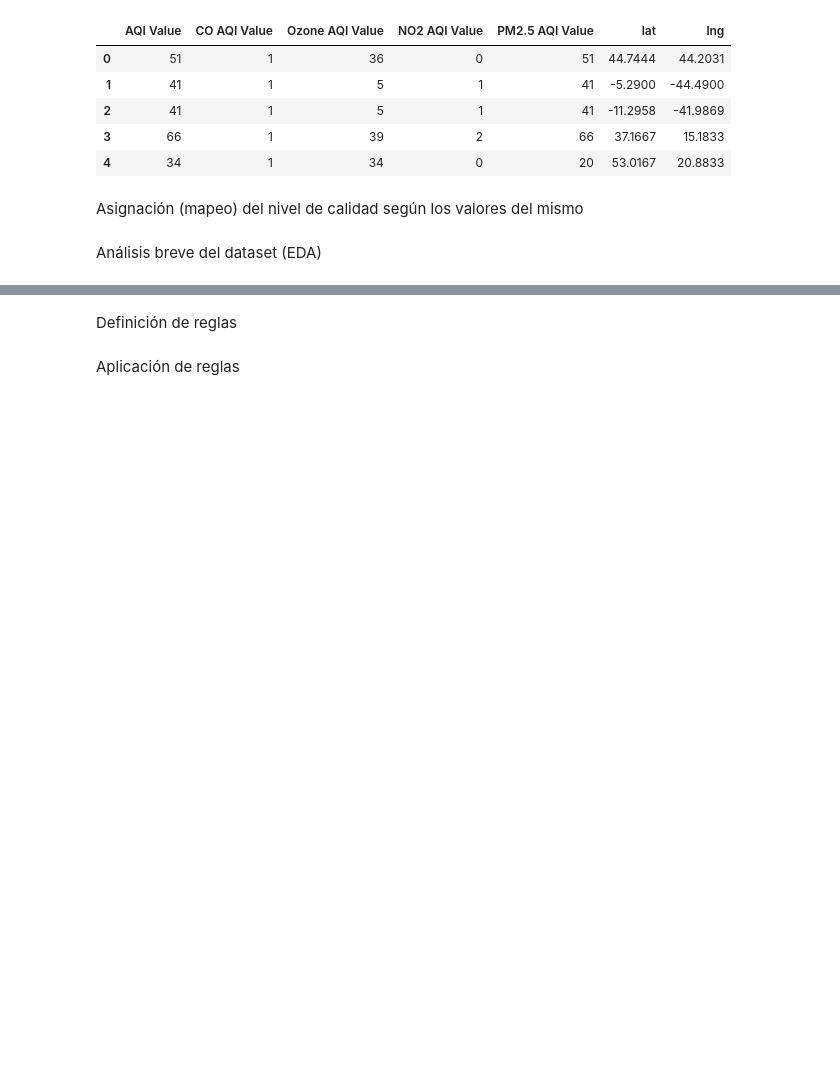
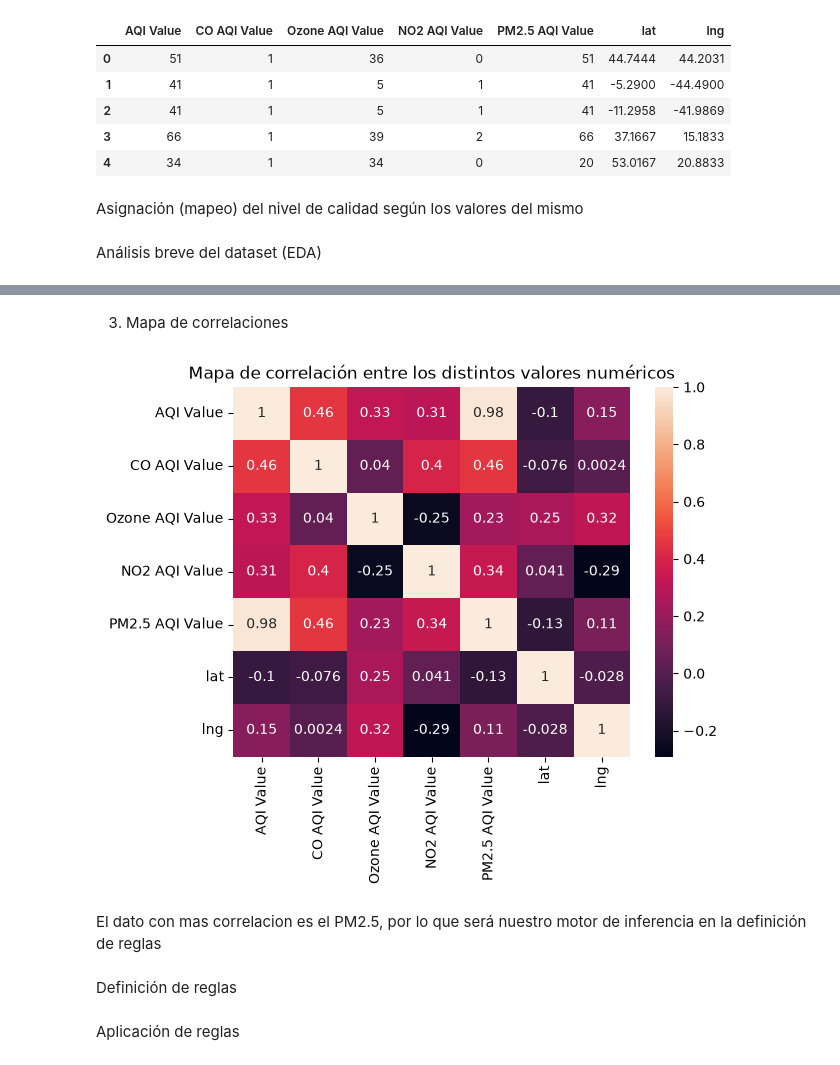
Before and after one commit to ErikAT04/PIA_SBRFUZZY, a Jupyter notebook: 03c_SBR_Practica1.ipynb, the cells around one changed output, grey strips where cells are left out. Cells and saved outputs as stored; diff of their text form; code cells hidden in the pictures; blank space fills up the shorter version.

```diff
--- a/03c_SBR_Practica1.ipynb
+++ b/03c_SBR_Practica1.ipynb
@@ -53,10 +59,10 @@ data.head()
 Asignación (mapeo) del nivel de calidad según los valores del mismo
 # %%
 def mapeo_calidad_aqi(row):
-    if row["Ozone AQI Value"] > 50:
-        if row["Ozone AQI Value"] > 100:
-            if row["Ozone AQI Value"] > 150:
-                if row["Ozone AQI Value"] > 200:
+    if row["AQI Value"] > 50:
+        if row["AQI Value"] > 100:
+            if row["AQI Value"] > 150:
+                if row["AQI Value"] > 200:
                     return "PELIGROSO"
                 else:
                     return "INSANO"
@@ -67,6 +73,6 @@ def mapeo_calidad_aqi(row):
     else:
         return "BUENO"
 
-data["Ozone AQI Level"] = data.apply(mapeo_calidad_aqi, axis=1)
+data["AQI Level"] = data.apply(mapeo_calidad_aqi, axis=1)
 # %% [markdown]
 Análisis breve del dataset (EDA)
@@ -84,2 +102,17 @@ data.head()
+# %% [markdown]
+3. Mapa de correlaciones
+# %%
+correlacion = data.drop(["AQI Level"], axis=1).corr()
+plt.figure()
+sbs.heatmap(
+    correlacion,
+    annot=True
+)
+plt.title("Mapa de correlación entre los distintos valores numéricos")
+plt.show()
+# %% [output]
+[figure, added]
+# %% [markdown]
+El dato con mas correlacion es el PM2.5, por lo que será nuestro motor de inferencia en la definición de reglas
 # %% [markdown]
 Definición de reglas
```
Also changed, not shown: parts of 10 cells of this notebook, 1 other file.
